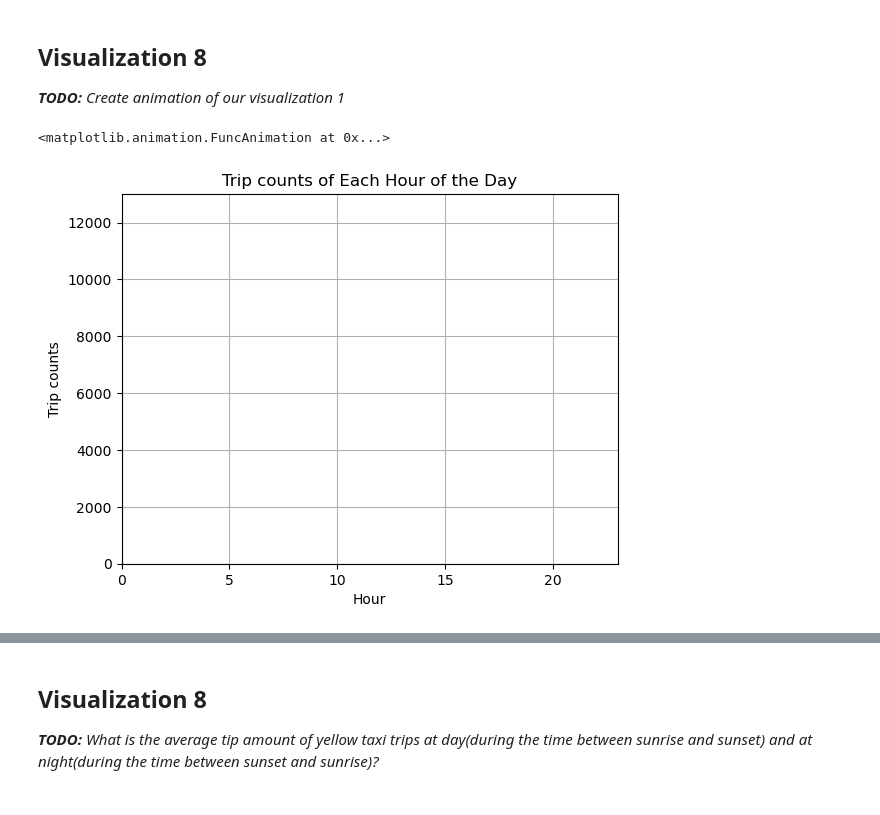
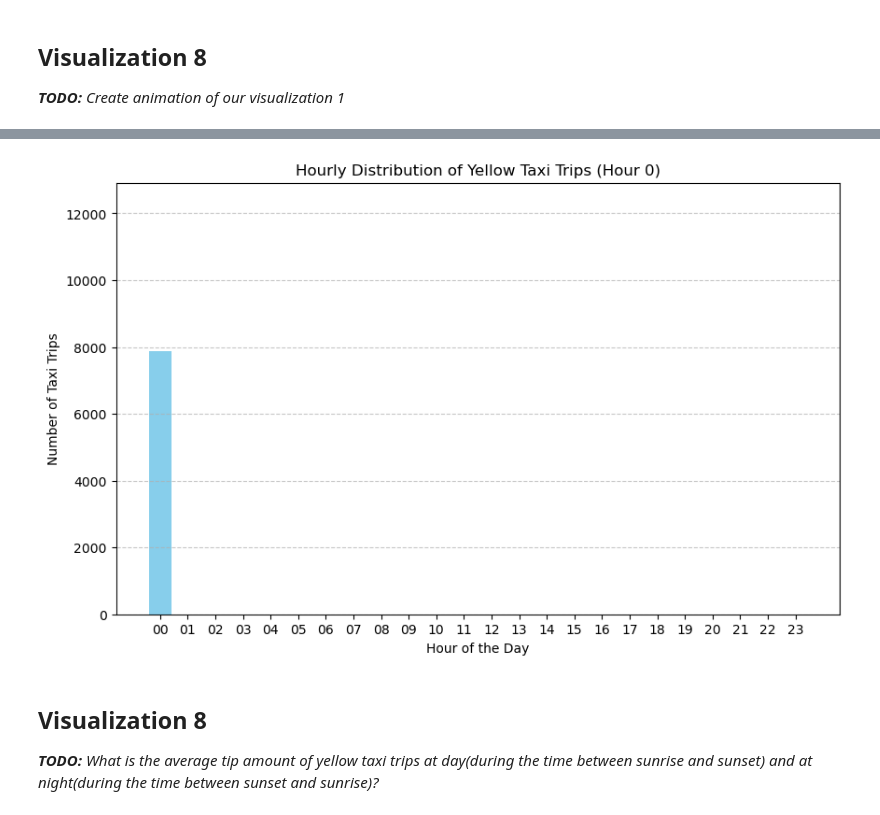
Before and after one commit to ycsilvia/Projects-portfolio, a Jupyter notebook: Uber_and_Yellow_Taxi/VisualizingData.ipynb, the cells around one changed output, grey strips where cells are left out. Cells and saved outputs as stored; diff of their text form; code cells hidden in the pictures.

```diff
--- a/Uber_and_Yellow_Taxi/VisualizingData.ipynb
+++ b/Uber_and_Yellow_Taxi/VisualizingData.ipynb
@@ -263,43 +264,29 @@ plot_visual_6()
 ## Visualization 8
 
 _**TODO:** Create animation of our visualization 1_
-# %%
-df = pd.read_sql_query(QUERY_1, engine).sort_values(by="HOUR", ascending=True)
-df.index = df['HOUR']
-
-def generate_data():
-    for i in range(24):
-        yield int(df['HOUR'][i]), int(df['Trip_counts'][i])
-
-# initialize the plot
-fig, ax = plt.subplots()
-line, = ax.plot([], [], lw=2)
-ax.grid()
-x_data = []
-y_data = []
-
-# create a function that initializes the plot
-def initialization():
-    ax.set_ylim(0, 13000)
-    ax.set_xlim(0, 23)
-    ax.set_xlabel('Hour')
-    ax.set_ylabel('Trip counts')
-    ax.set_title('Trip counts of Each Hour of the Day')
-    del x_data[:]
-    del y_data[:]
-    line.set_data(x_data, y_data)
-    return line
-
-# create a function that updates the data of each hour
-def update(data: tuple):
-    x, y = data
-    x_data.append(x)
-    y_data.append(y)
-    line.set_data(x_data, y_data)
-    return line
-
-animation.FuncAnimation(fig, update, generate_data, interval=23,
-                            repeat=False, init_func=initialization)
-# %% [output]
-<matplotlib.animation.FuncAnimation at 0x...>
-[figure, removed]
+# %%
+df = get_data_for_visual_1()
+
+fig, ax = plt.subplots(figsize=(10, 6))
+bars = ax.bar(df['HOUR'], df['NUMBERS'], color='skyblue')
+ax.set_title('Hourly Distribution of Yellow Taxi Trips')
+ax.set_xlabel('Hour of the Day')
+ax.set_ylabel('Number of Taxi Trips')
+ax.set_xticks(range(24))
+ax.grid(axis='y', linestyle='--', alpha=0.7)
+
+# Update function for the animation
+def update(frame):
+    # Get data for the current hour (frame)
+    hour_data = df.iloc[frame]
+    for idx, bar in enumerate(bars):
+        # Set the height of the bar corresponding to the current hour
+        bar.set_height(hour_data['NUMBERS'] if idx == int(hour_data['HOUR']) else 0)
+    ax.set_title(f'Hourly Distribution of Yellow Taxi Trips (Hour {int(hour_data["HOUR"])})')
+
+# Create the animation
+animation = FuncAnimation(fig, update, frames=len(df), interval=1000, repeat=False)
+
+# Display the animation
+HTML(animation.to_jshtml())
+# %% [output]
@@ -306,3 +294,4 @@ animation.FuncAnimation(fig, update, generate_data, interval=23,
+[figure, added]
 # %% [markdown]
 ## Visualization 8
 
```
Also changed, not shown: parts of 2 cells of this notebook.
